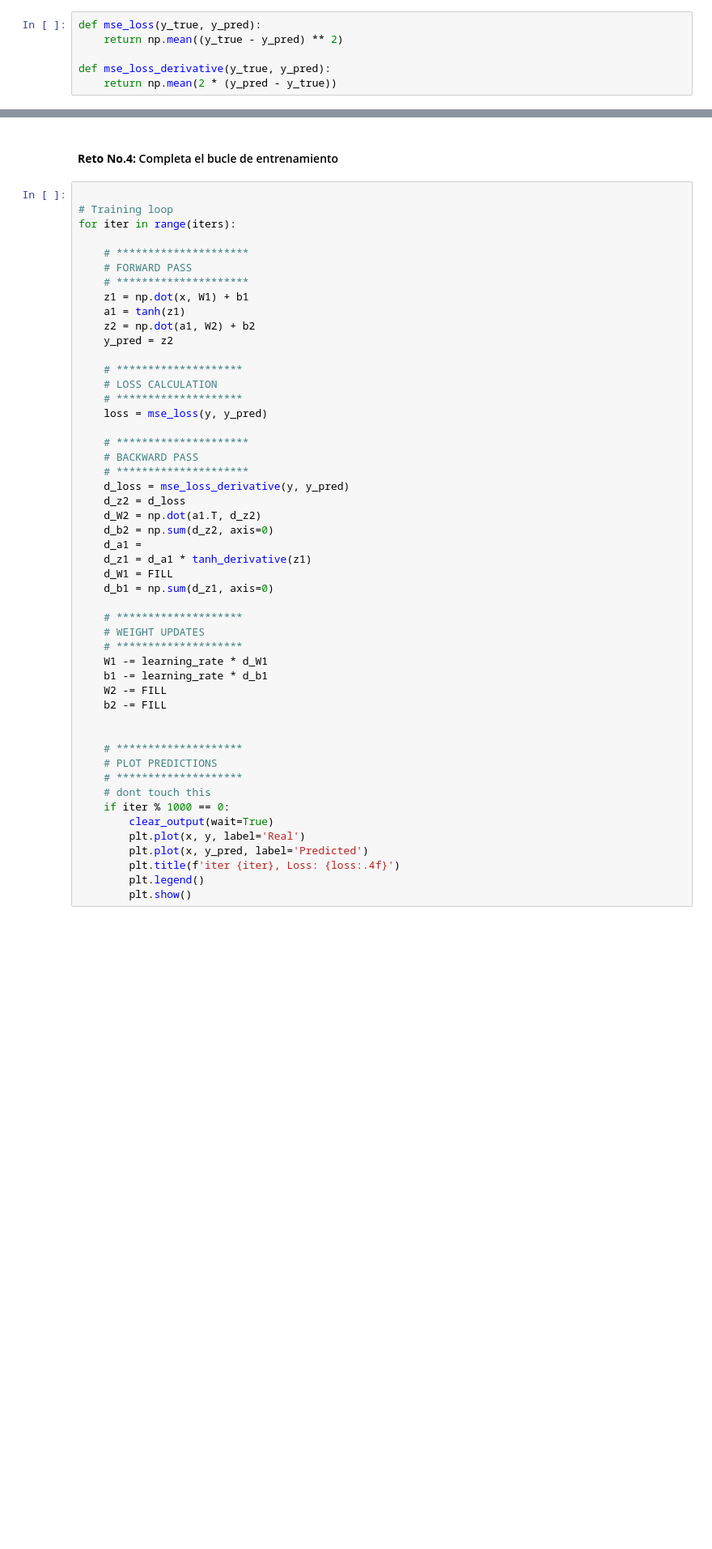
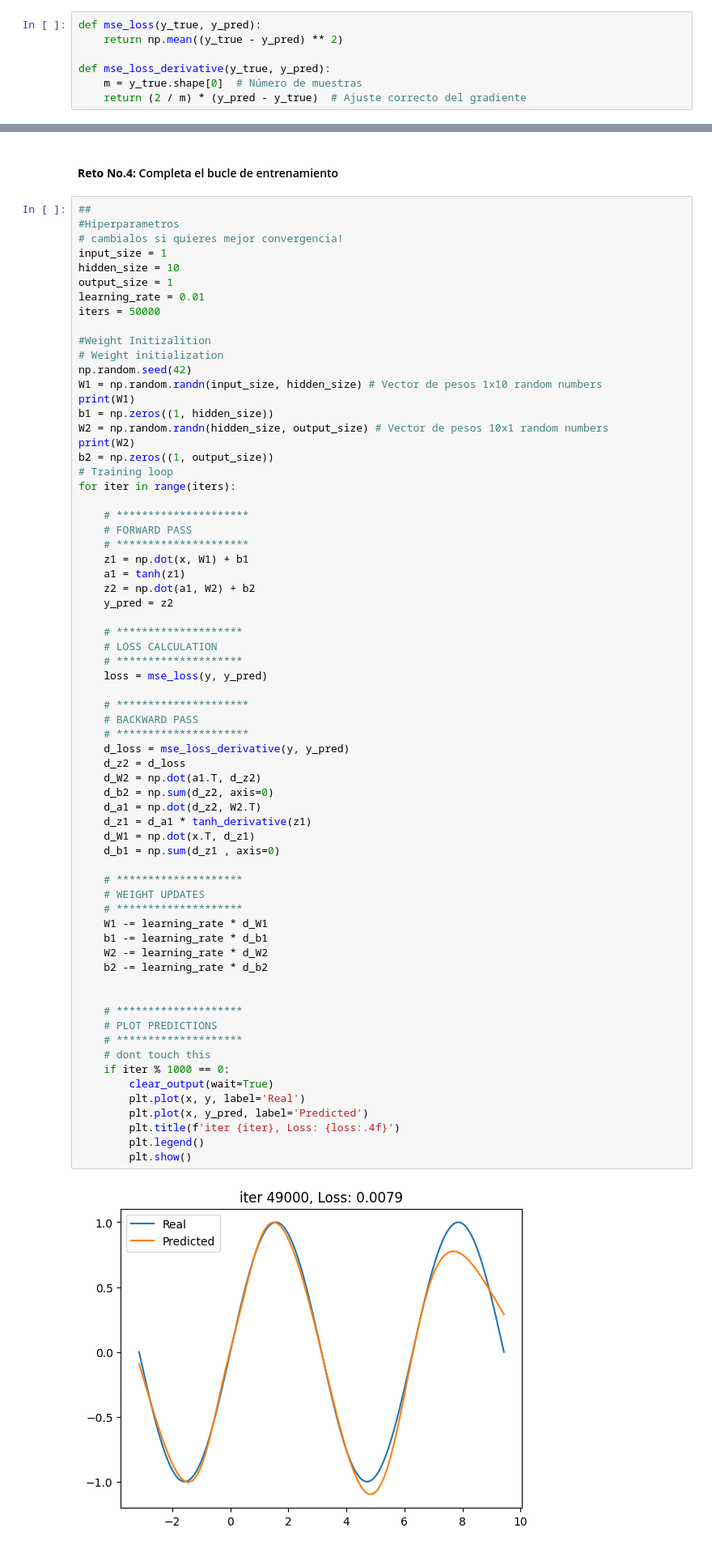
Before and after one commit to Gilberter/Hands-on-Computer-Vision, a Jupyter notebook: sesiones/sesion3/Sesion3_1_DeepLearning.ipynb, the cells around one changed output, grey strips where cells are left out. Shown at 81% size. Drawn from its saved outputs; the diff is of its cells as text; blank space fills up the shorter version.

Commit message:
Derivada parciales para cada weighted sum y funcion de activacion tangente hiperbolica, me dio la grafica

```diff
--- a/sesiones/sesion3/Sesion3_1_DeepLearning.ipynb
+++ b/sesiones/sesion3/Sesion3_1_DeepLearning.ipynb
@@ -107,7 +107,8 @@ def mse_loss(y_true, y_pred):
     return np.mean((y_true - y_pred) ** 2)
 
 def mse_loss_derivative(y_true, y_pred):
-    return np.mean(2 * (y_pred - y_true))
+    m = y_true.shape[0]  # Número de muestras
+    return (2 / m) * (y_pred - y_true)  # Ajuste correcto del gradiente
 # %% [markdown]
 ### <font color="4C5FDA"> **Entrenamiento** </font>
 # %% [markdown]
@@ -165,7 +166,24 @@ $$
 # %% [markdown]
 #### <font color="EB9A54"> **Reto No.4:** </font> Completa el bucle de entrenamiento
 # %%
+##
+#Hiperparametros
+# cambialos si quieres mejor convergencia!
+input_size = 1
+hidden_size = 10
+output_size = 1
+learning_rate = 0.01
+iters = 50000
 
+#Weight Initizalition
+# Weight initialization
+np.random.seed(42)
+W1 = np.random.randn(input_size, hidden_size) # Vector de pesos 1x10 random numbers
+print(W1)
+b1 = np.zeros((1, hidden_size))
+W2 = np.random.randn(hidden_size, output_size) # Vector de pesos 10x1 random numbers
+print(W2)
+b2 = np.zeros((1, output_size))
 # Training loop
 for iter in range(iters):
 
@@ -182,38 +200,40 @@ for iter in range(iters):
     # ********************
     loss = mse_loss(y, y_pred)
 
     # *********************
     # BACKWARD PASS
     # *********************
     d_loss = mse_loss_derivative(y, y_pred)
     d_z2 = d_loss
     d_W2 = np.dot(a1.T, d_z2)
     d_b2 = np.sum(d_z2, axis=0)
-    d_a1 =
+    d_a1 = np.dot(d_z2, W2.T)
     d_z1 = d_a1 * tanh_derivative(z1)
-    d_W1 = FILL
-    d_b1 = np.sum(d_z1, axis=0)
+    d_W1 = np.dot(x.T, d_z1)
+    d_b1 = np.sum(d_z1 , axis=0)
 
     # ********************
     # WEIGHT UPDATES
     # ********************
     W1 -= learning_rate * d_W1
     b1 -= learning_rate * d_b1
-    W2 -= FILL
-    b2 -= FILL
+    W2 -= learning_rate * d_W2
+    b2 -= learning_rate * d_b2
 
 
     # ********************
     # PLOT PREDICTIONS
     # ********************
     # dont touch this
     if iter % 1000 == 0:
         clear_output(wait=True)
         plt.plot(x, y, label='Real')
         plt.plot(x, y_pred, label='Predicted')
         plt.title(f'iter {iter}, Loss: {loss:.4f}')
         plt.legend()
         plt.show()
+# %% [output]
+[figure, added]
 # %% [markdown]
 ## <font color='#4C5FDA'>**Perceptron multi-capa como aproximador universal en Pytorch** </font> <a name="tema1">
 # %% [markdown]
```
